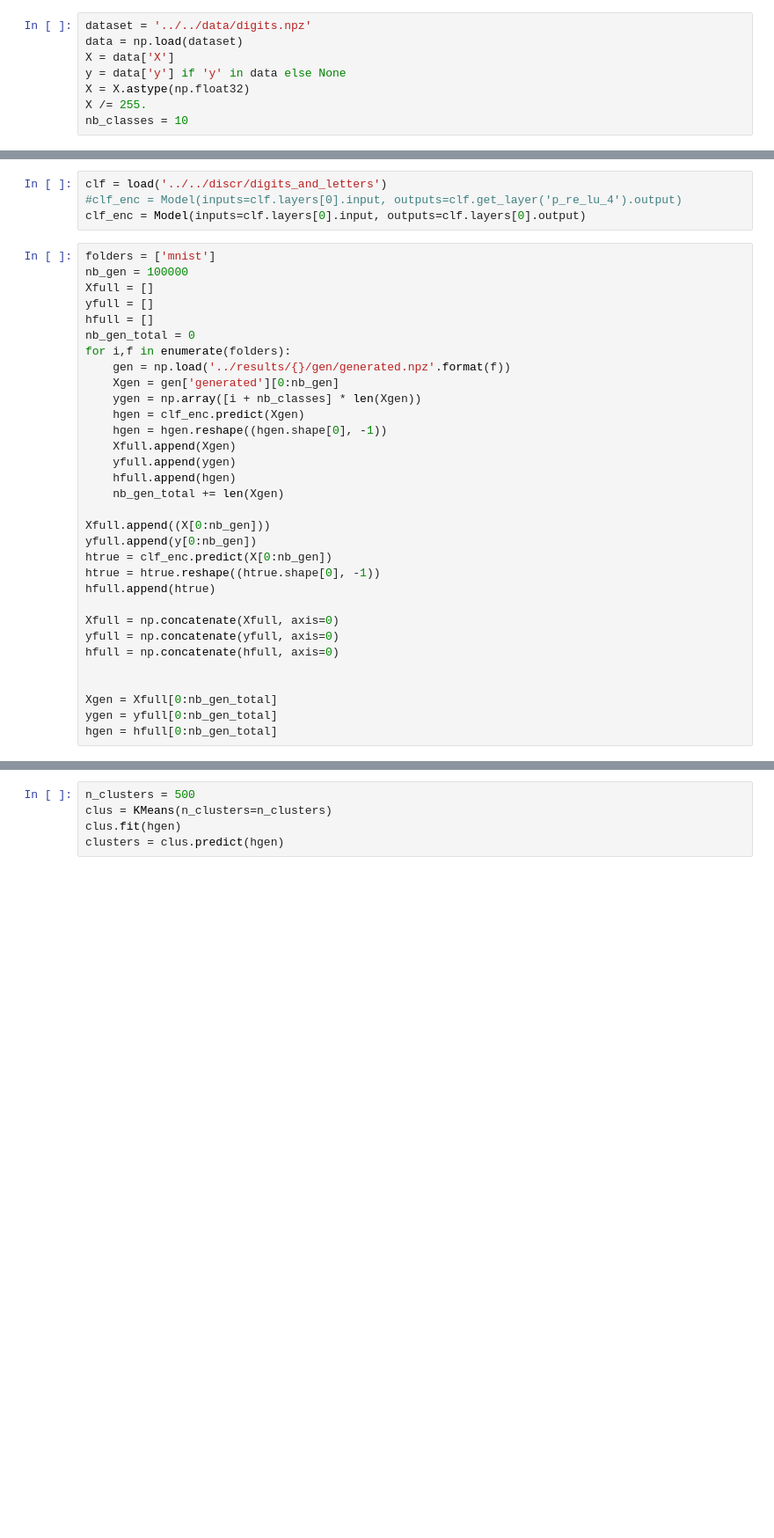
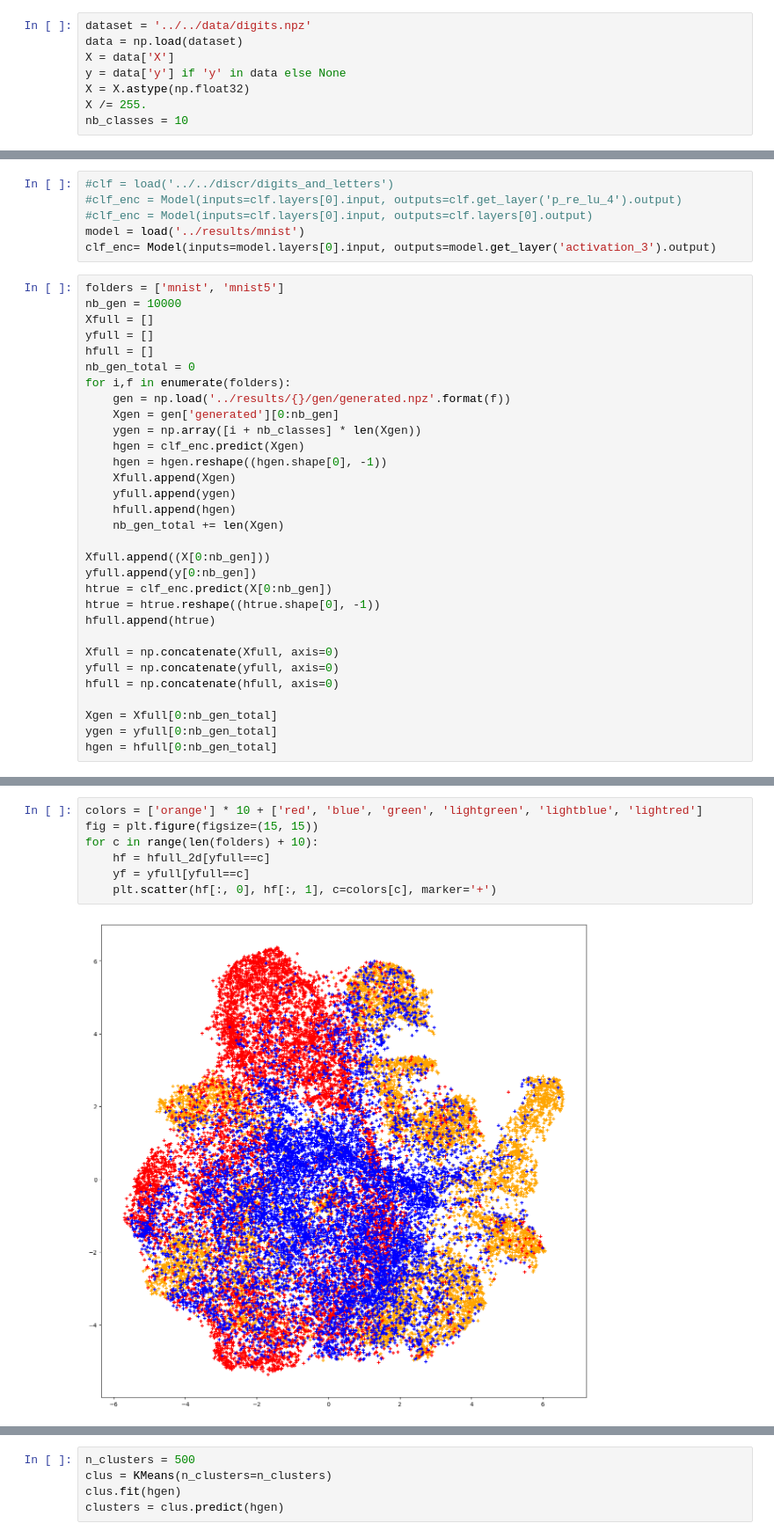
Before and after one commit to mehdidc/out_of_class, a Jupyter notebook: ae/ipynb/viz.ipynb, the cells around one changed output, grey strips where cells are left out. Shown at 88% size. Drawn from its saved outputs; the diff is of its cells as text; blank space fills up the shorter version.

Commit message:
add mnist5

```diff
--- a/ae/ipynb/viz.ipynb
+++ b/ae/ipynb/viz.ipynb
@@ -45,10 +29,12 @@ _________________________________________________________________
 # %%
-clf = load('../../discr/digits_and_letters')
+#clf = load('../../discr/digits_and_letters')
 #clf_enc = Model(inputs=clf.layers[0].input, outputs=clf.get_layer('p_re_lu_4').output)
-clf_enc = Model(inputs=clf.layers[0].input, outputs=clf.layers[0].output)
+#clf_enc = Model(inputs=clf.layers[0].input, outputs=clf.layers[0].output)
+model = load('../results/mnist')
+clf_enc= Model(inputs=model.layers[0].input, outputs=model.get_layer('activation_3').output)
 # %%
-folders = ['mnist']
-nb_gen = 100000
+folders = ['mnist', 'mnist5']
+nb_gen = 10000
 Xfull = []
 yfull = []
 hfull = []
@@ -74,7 +60,6 @@ Xfull = np.concatenate(Xfull, axis=0)
 yfull = np.concatenate(yfull, axis=0)
 hfull = np.concatenate(hfull, axis=0)
 
-
 Xgen = Xfull[0:nb_gen_total]
 ygen = yfull[0:nb_gen_total]
 hgen = hfull[0:nb_gen_total]
@@ -83,2 +69,11 @@ hfull_2d = TSNE(perplexity=40).fit_transform(hfull)
+# %%
+colors = ['orange'] * 10 + ['red', 'blue', 'green', 'lightgreen', 'lightblue', 'lightred']
+fig = plt.figure(figsize=(15, 15))
+for c in range(len(folders) + 10):
+    hf = hfull_2d[yfull==c]
+    yf = yfull[yfull==c]
+    plt.scatter(hf[:, 0], hf[:, 1], c=colors[c], marker='+')
+# %% [output]
+[figure, added]
 # %%
 output_file('viz.html')
```
Also changed, not shown: parts of 5 cells of this notebook, 4 other files.
